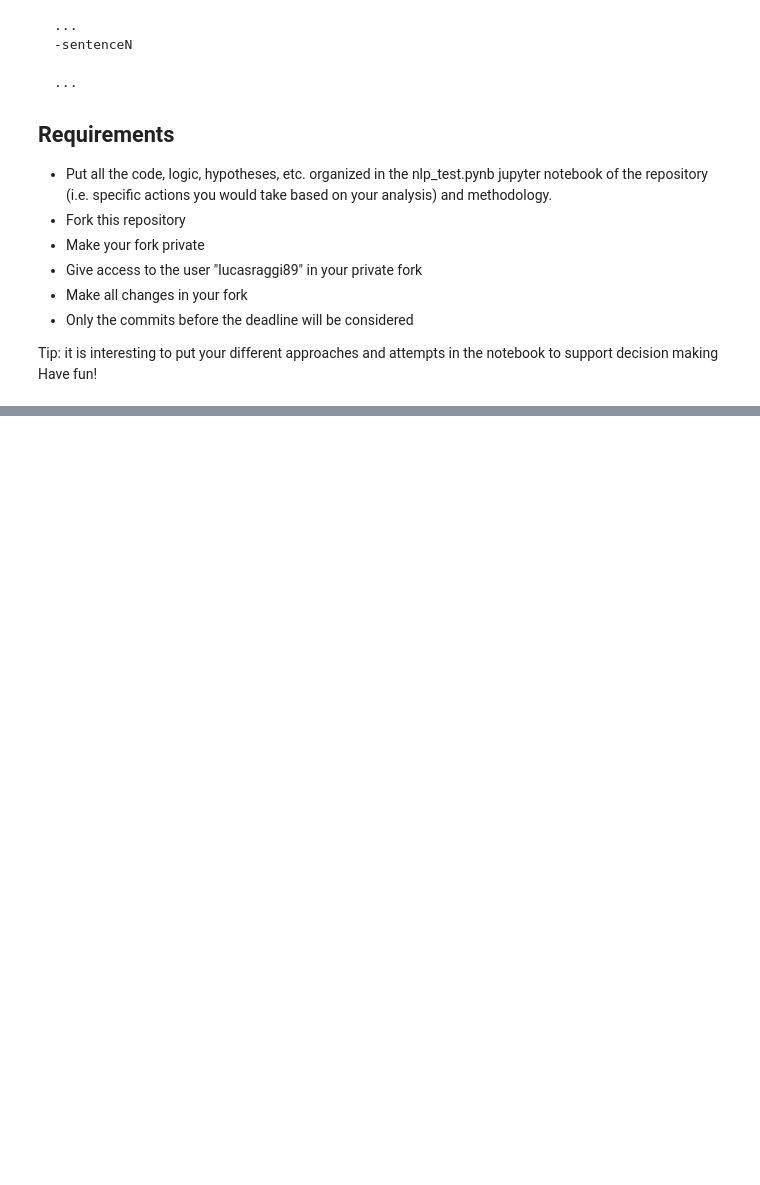
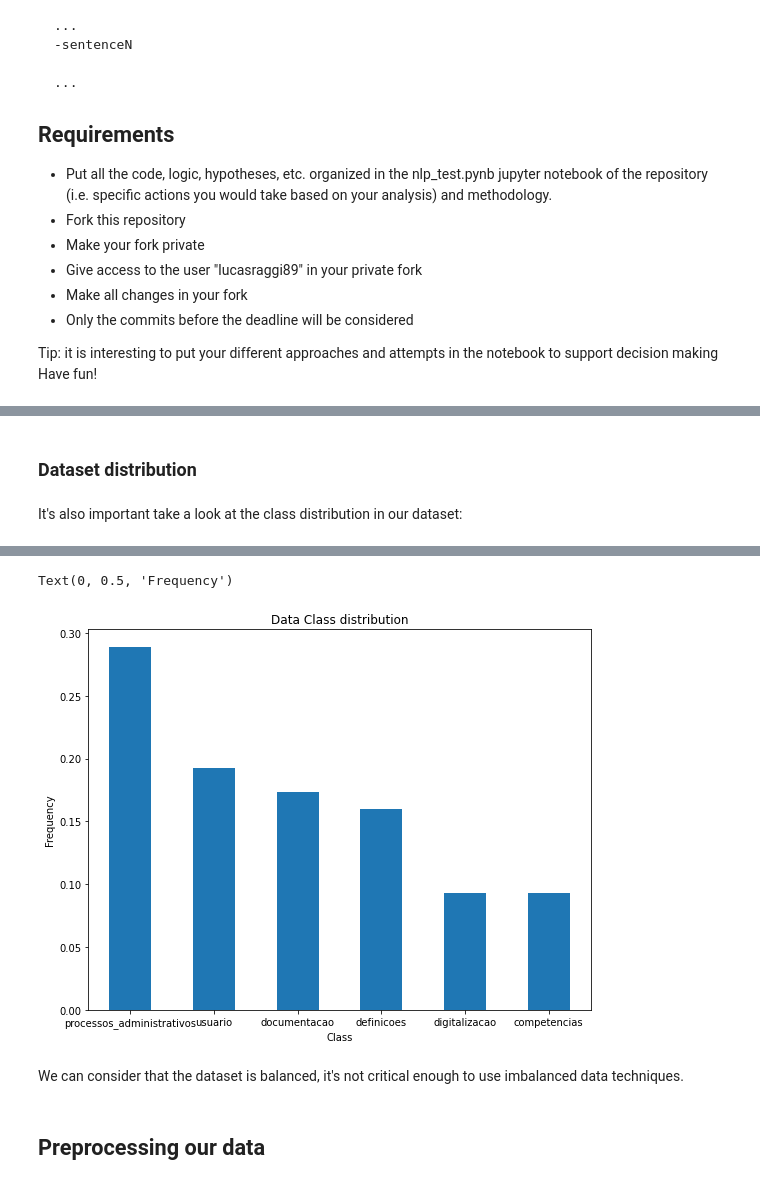
Before and after one commit to francamacdowell/nlp-interview-test, a Jupyter notebook: nlp_test.ipynb, the cells around one changed output, grey strips where cells are left out. Cells and saved outputs as stored; diff of their text form; code cells hidden in the pictures; blank space fills up the shorter version.

```diff
--- a/nlp_test.ipynb
+++ b/nlp_test.ipynb
@@ -54,0 +124,17 @@ Have fun!
+# %% [markdown]
+### Dataset distribution
+# %% [markdown]
+It's also important take a look at the class distribution in our dataset:
+# %%
+import matplotlib.pyplot as plt
+
+count_classes = pd.value_counts(df['intent'], sort = True) / len(df['intent'])
+
+# Creating a plot with bar kind:
+count_classes.plot(kind = 'bar', rot=0, figsize=(9, 7))
+
+# Setting plotting title and axi's legends:
+plt.title("Data Class distribution")
+plt.xlabel("Class")
+plt.ylabel("Frequency")
+# %% [output]
@@ -54,0 +155,6 @@ Have fun!
+Text(0, 0.5, 'Frequency')
+[figure, added]
+# %% [markdown]
+We can consider that the dataset is balanced, it's not critical enough to use imbalanced data techniques.
+# %% [markdown]
+## Preprocessing our data
```
Also changed, not shown: parts of 53 cells of this notebook.
